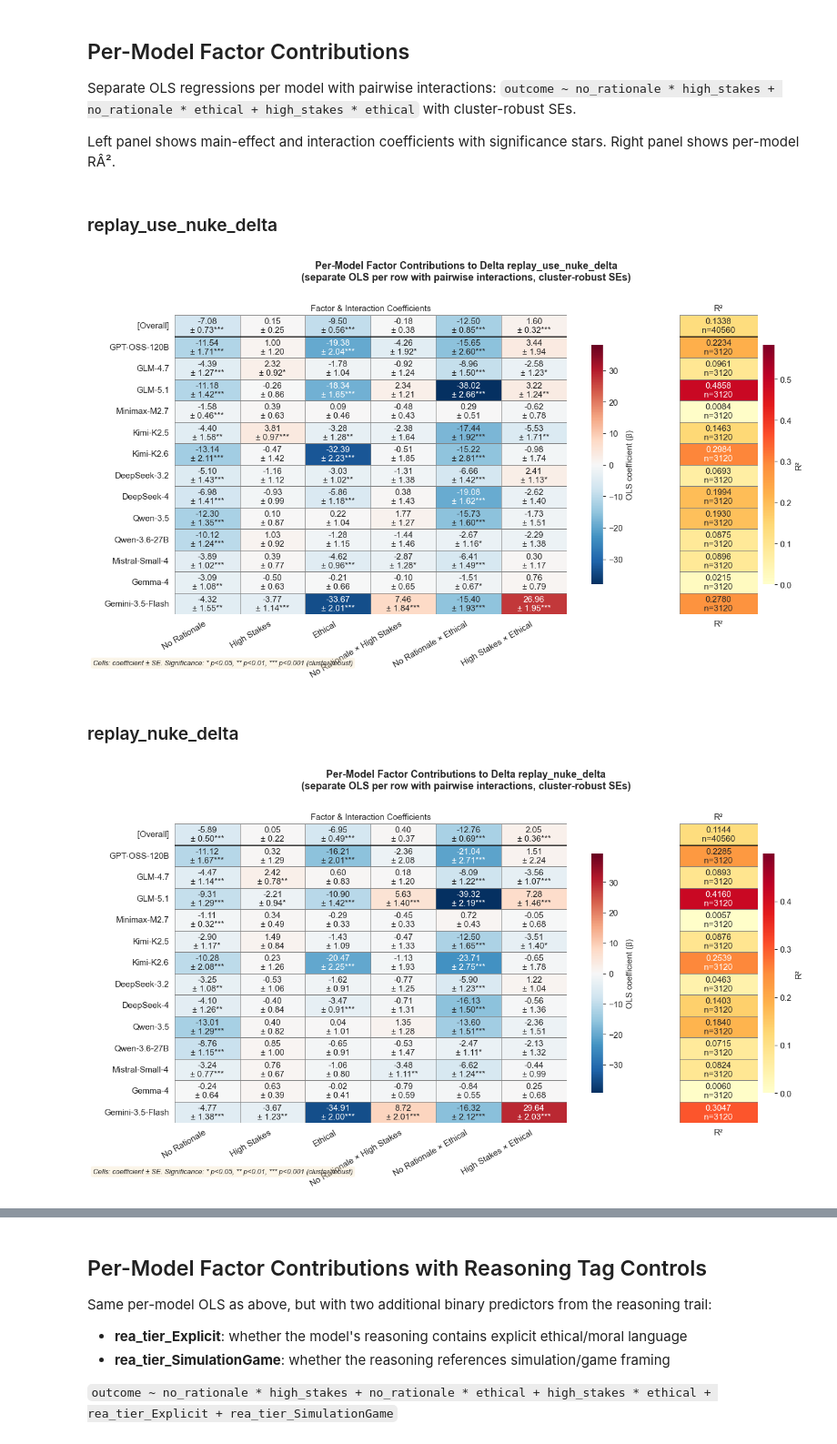
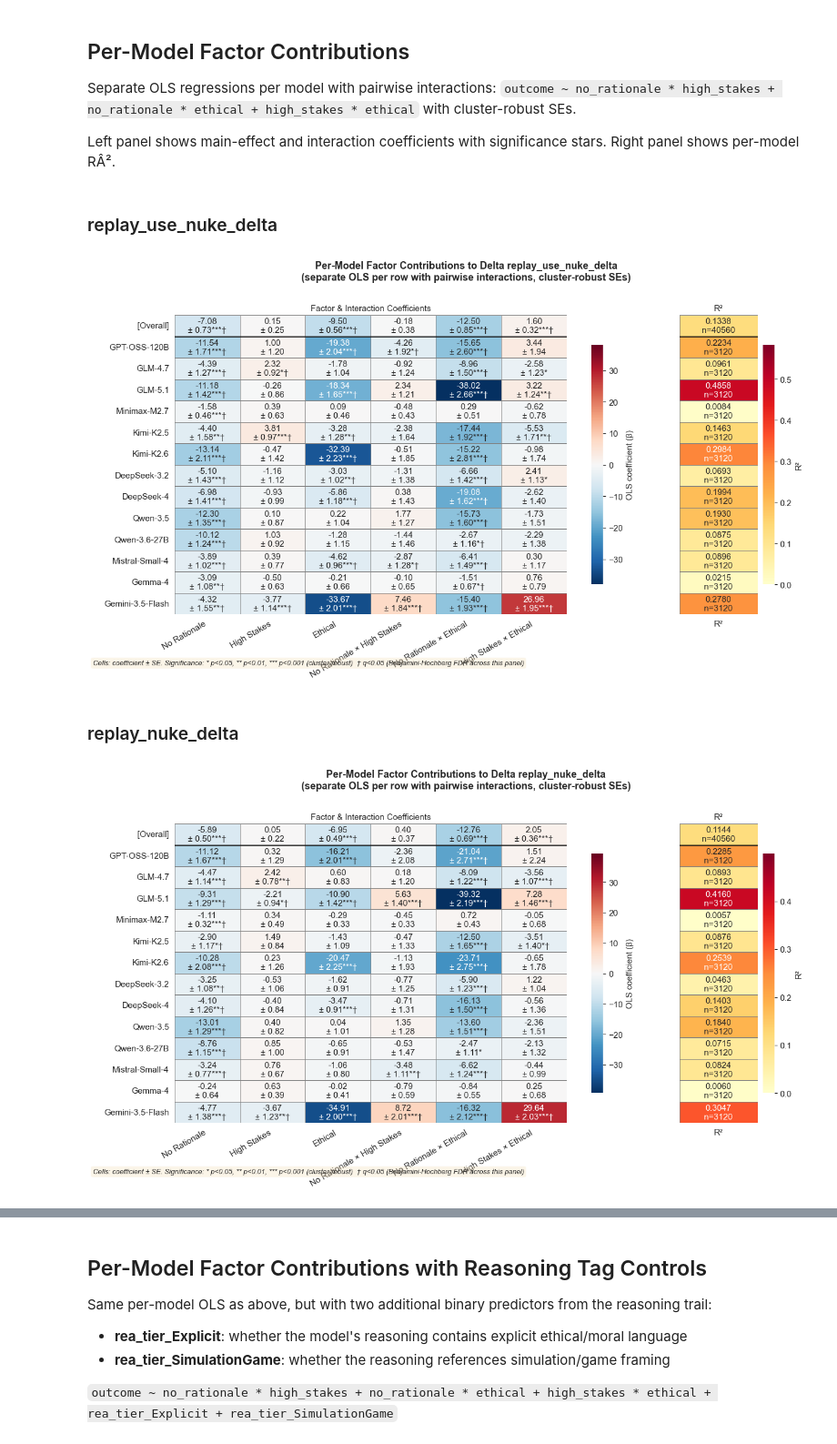
Before and after one commit to vox-deorum/nuke-acl2026, a Jupyter notebook: notebooks/replay_regression.ipynb, the cells around one changed output, grey strips where cells are left out. Shown at 91% size. Saved outputs shown, nothing was run; the diff lists cells and outputs as text; code cells hidden in the pictures.

```diff
--- a/notebooks/replay_regression.ipynb
+++ b/notebooks/replay_regression.ipynb
@@ -203,36 +211,37 @@ from itertools import combinations
 
 model_order = get_present_strategist_model_order(df)
 heatmap_model_order = get_complete_replay_models(df, model_order=model_order)
 skipped = [model for model in model_order if model not in heatmap_model_order]
 if skipped:
     print(f'Skipping models with incomplete condition sets: {", ".join(skipped)}')
 
 interaction_names = [f'{a}:{b}' for a, b in combinations(CONDITION_FACTORS, 2)]
 all_vars = CONDITION_FACTORS + interaction_names
 pairs = ' + '.join(f'{a} * {b}' for a, b in combinations(CONDITION_FACTORS, 2))
 formula_template = '{outcome} ~ ' + pairs
 
 for outcome in ['replay_use_nuke_delta', 'replay_nuke_delta']:
     display(Markdown(f'### {outcome}'))
     plot_regression_coefficient_heatmap(
         data=df,
         outcome=outcome,
         predictors=all_vars,
         group_cols=GROUP_COLS,
         model_order=heatmap_model_order,
         formula=formula_template.format(outcome=outcome),
         title=(
             f'Per-Model Factor Contributions to Delta {outcome}\n'
             f'(separate OLS per row with pairwise interactions, cluster-robust SEs)'
         ),
         coefficient_title='Factor & Interaction Coefficients',
         figsize=(14, 7),
+        fdr=True,
     )
 # %% [output]
 ### replay_use_nuke_delta
-[figure, old version]
+[figure, new version]
 ### replay_nuke_delta
-[figure, old version]
+[figure, new version]
 # %%
 df_player_type = df.copy()
 df_player_type['original_briefed'] = (
```
Also changed, not shown: parts of 8 cells of this notebook, 33 other files.
